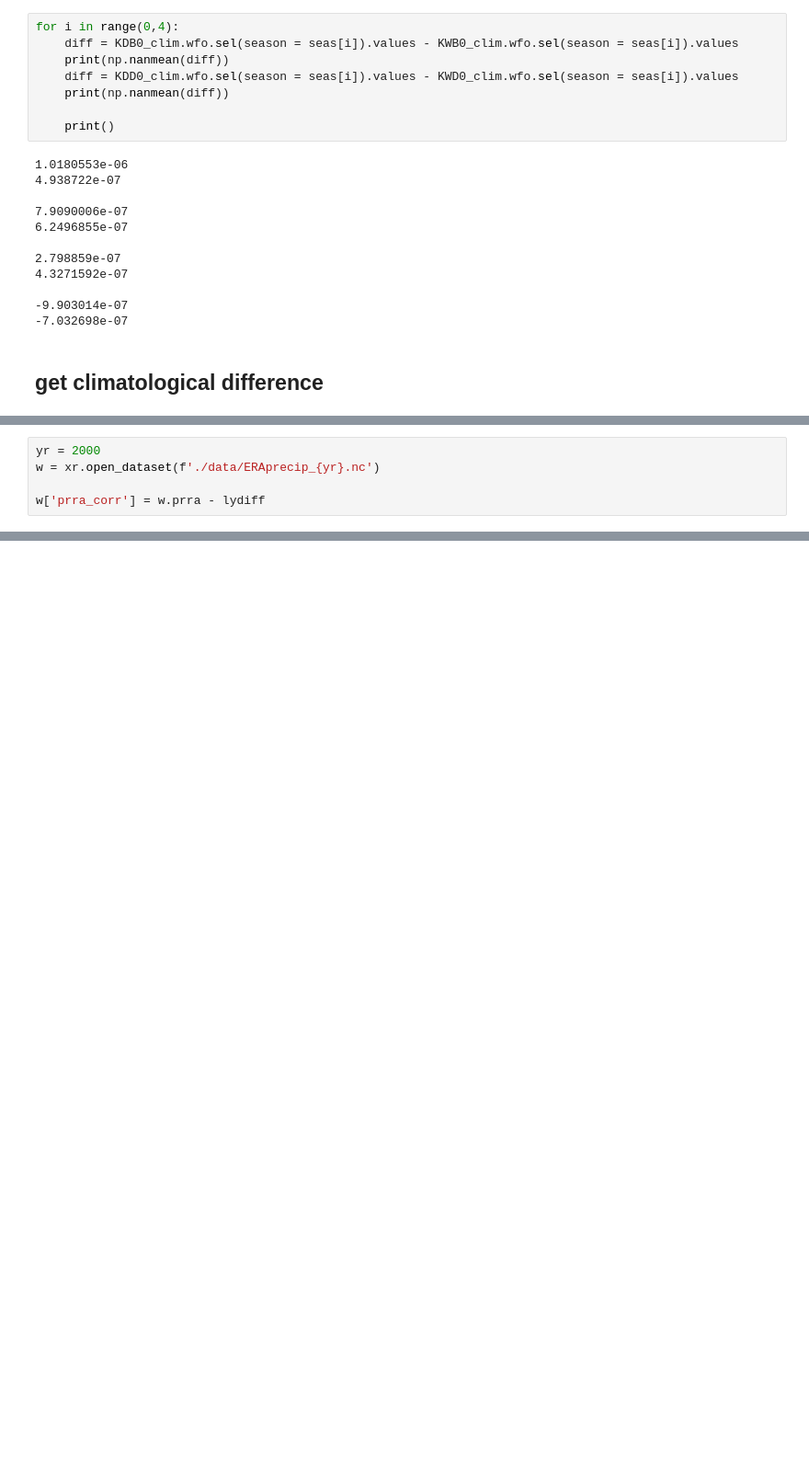
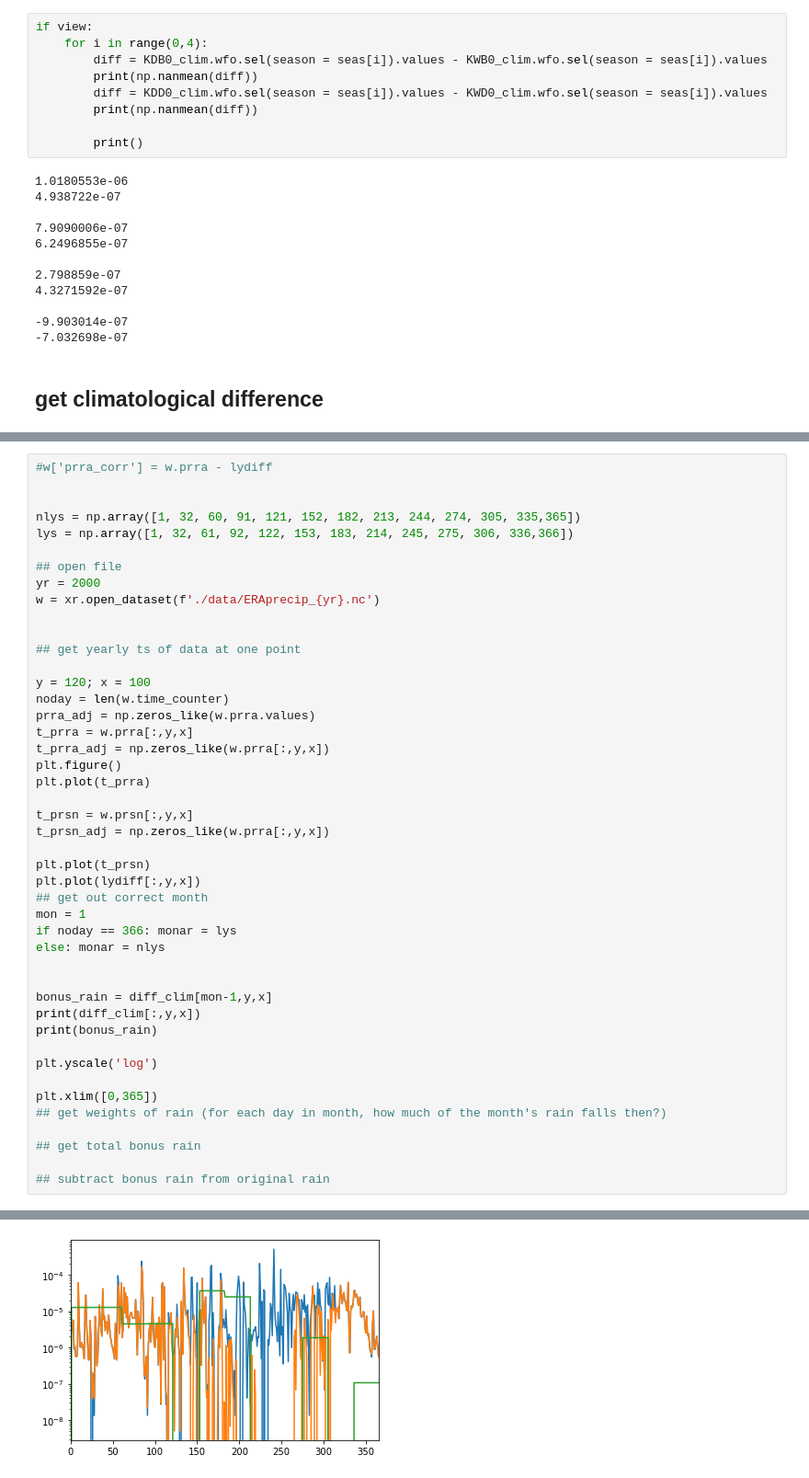
Before and after one commit to tjarnikova/AMOC-PLANKTOM, a Jupyter notebook: hosing/empave-exploration.ipynb, the cells around one changed output, grey strips where cells are left out. Shown at 92% size. Drawn from its saved outputs; the diff is of its cells as text; blank space fills up the shorter version.

```diff
--- a/hosing/empave-exploration.ipynb
+++ b/hosing/empave-exploration.ipynb
@@ -572,12 +586,13 @@ cbar.set_label("kg/m2/s")
     different enough that it matters
 # %%
-for i in range(0,4):
-    diff = KDB0_clim.wfo.sel(season = seas[i]).values - KWB0_clim.wfo.sel(season = seas[i]).values
-    print(np.nanmean(diff))
-    diff = KDD0_clim.wfo.sel(season = seas[i]).values - KWD0_clim.wfo.sel(season = seas[i]).values
-    print(np.nanmean(diff))
+if view:
+    for i in range(0,4):
+        diff = KDB0_clim.wfo.sel(season = seas[i]).values - KWB0_clim.wfo.sel(season = seas[i]).values
+        print(np.nanmean(diff))
+        diff = KDD0_clim.wfo.sel(season = seas[i]).values - KWD0_clim.wfo.sel(season = seas[i]).values
+        print(np.nanmean(diff))
 
-    print()
+        print()
 # %% [output]
 1.0180553e-06
 4.938722e-07
@@ -621,5 +637,46 @@ for i in range(0,12):
 # %%
+#w['prra_corr'] = w.prra - lydiff
+
+
+nlys = np.array([1, 32, 60, 91, 121, 152, 182, 213, 244, 274, 305, 335,365])
+lys = np.array([1, 32, 61, 92, 122, 153, 183, 214, 245, 275, 306, 336,366])
+
+## open file
 yr = 2000
 w = xr.open_dataset(f'./data/ERAprecip_{yr}.nc')
 
-w['prra_corr'] = w.prra - lydiff
+
+## get yearly ts of data at one point
+
+y = 120; x = 100
+noday = len(w.time_counter)
+prra_adj = np.zeros_like(w.prra.values)
+t_prra = w.prra[:,y,x]
+t_prra_adj = np.zeros_like(w.prra[:,y,x])
+plt.figure()
+plt.plot(t_prra)
+
+t_prsn = w.prsn[:,y,x]
+t_prsn_adj = np.zeros_like(w.prra[:,y,x])
+
+plt.plot(t_prsn)
+plt.plot(lydiff[:,y,x])
+## get out correct month
+mon = 1
+if noday == 366: monar = lys
+else: monar = nlys
+
+
+bonus_rain = diff_clim[mon-1,y,x]
+print(diff_clim[:,y,x])
+print(bonus_rain)
+
+plt.yscale('log')
+
+plt.xlim([0,365])
+## get weights of rain (for each day in month, how much of the month's rain falls then?)
+
+## get total bonus rain
+
+## subtract bonus rain from original rain
+# %% [output]
@@ -625,0 +688 @@ w['prra_corr'] = w.prra - lydiff
+[figure, added]
```
Also changed, not shown: parts of 51 cells of this notebook, 7 other files.
